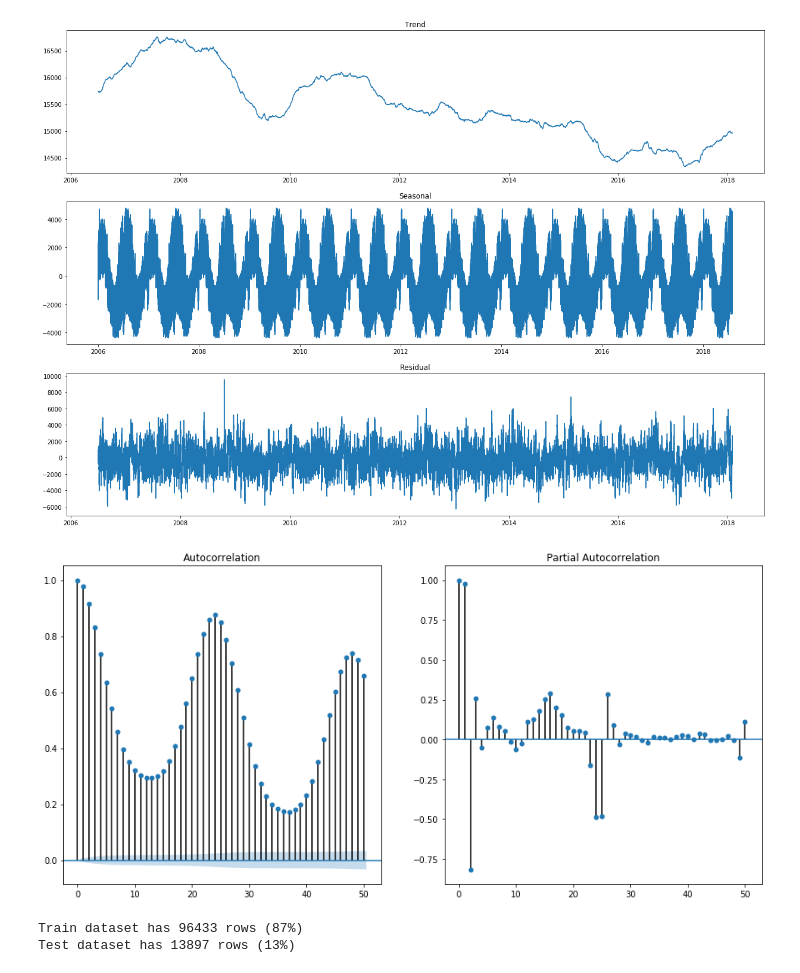
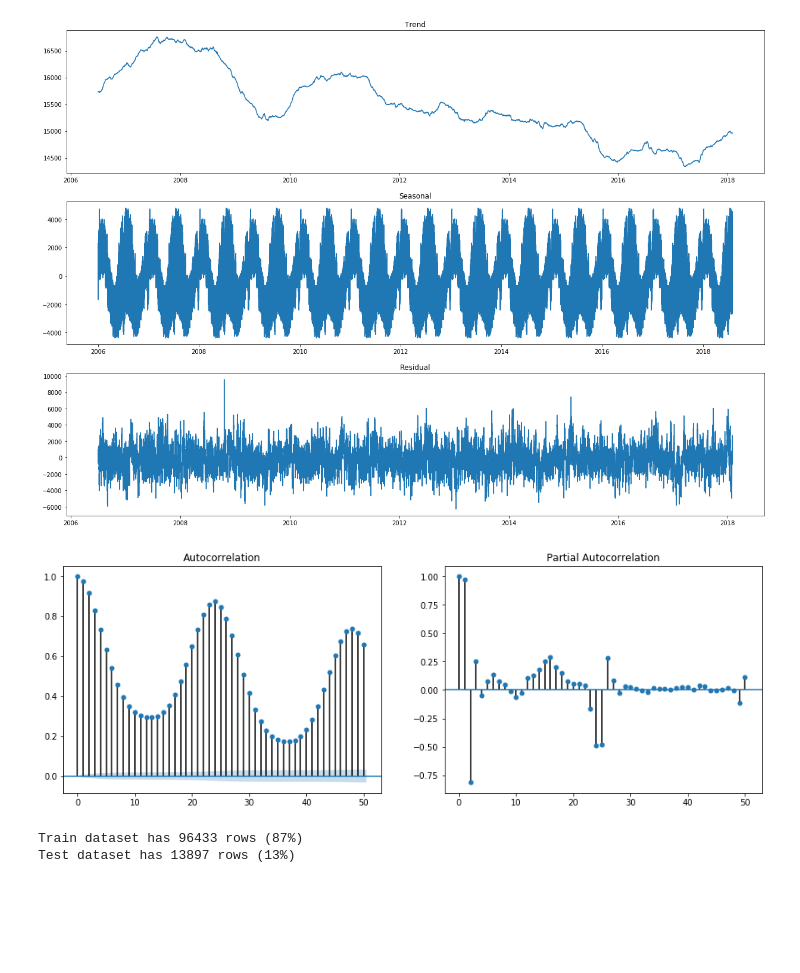
Before and after one commit to damiclem/PJM, a Jupyter notebook: univariate.ipynb, the cells around one changed output. Drawn from its saved outputs; the diff is of its cells as text; code cells hidden in the pictures; blank space fills up the shorter version.

Commit message:
Saved Google Colab notebooks

```diff
--- a/univariate.ipynb
+++ b/univariate.ipynb
@@ -0,0 +1,11 @@
+# %%
+# Setup google drive
+from google.colab import drive
+import sys
+
+# Mount google drive filesystem
+drive.mount('/content/drive', force_remount=True)
+
+# Add current folder to path
+ROOT = '/content/drive/My Drive/UniPD/2019_20_Business_Economic_Financial_Data_BEFD/PJM'
+sys.path.append(ROOT)
@@ -17,7 +34,7 @@ pd.plotting.register_matplotlib_converters()
 %matplotlib inline
 # %%
 # Read dataset
-ds = pd.read_csv('data/ready.csv', parse_dates=['datetime'], index_col='datetime')
+ds = pd.read_csv(ROOT + '/data/ready.csv', parse_dates=['datetime'], index_col='datetime')
 # We want to have 2018 in last positions of the array (due to Neural Network layout)
 # So, dataset is sorted accordingly
 ds.sort_index(ascending=True, inplace=True)
@@ -76,20 +93,19 @@ _ = plt.show()
 # %%
 # Compute (Partial) Autocorrelation Function
 
 # Define number of lags backward
 nlags = 50
 
 # Plot either ACF and PACF
-fig, axs = plt.subplots(1, 2, figsize=(15, 7))
+fig, axs = plt.subplots(1, 2, figsize=(15, 5))
 # ACF plot
 _ = plot_acf(aep, lags=50, fft=True, ax=axs[0])
 # PACF plot
 _ = plot_pacf(aep, lags=50, ax=axs[1])
 # Show plot
-_ = plt.savefig('images/autocorrelation.png')
 _ = plt.show()
 # %% [output]
-[figure, old version]
+[figure, new version]
 # %%
 # Split original dataset into training and testing
 train = ds.loc[:'2017-01-01 00:00:00']
```
Also changed, not shown: parts of 11 cells of this notebook, 3 other files.
